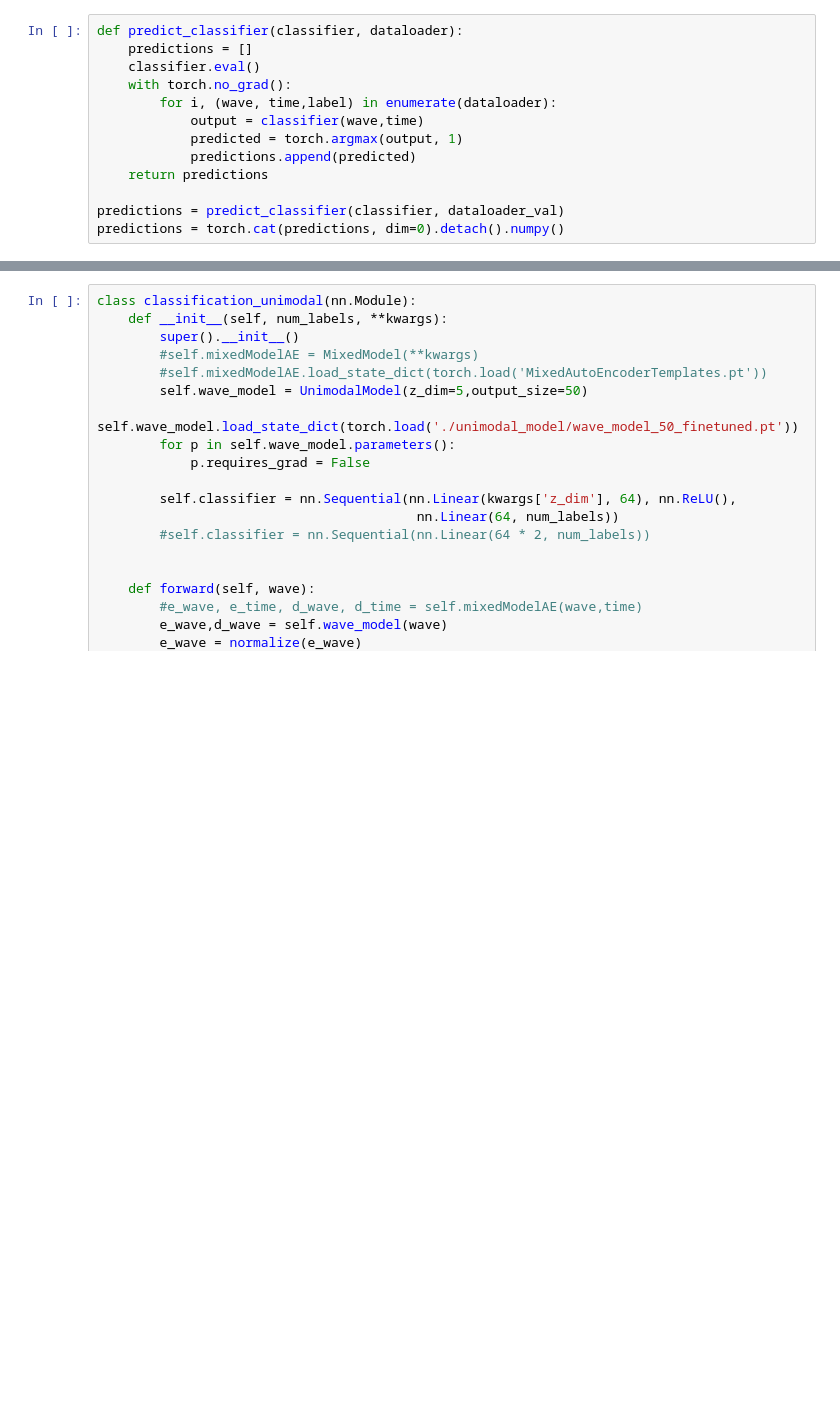
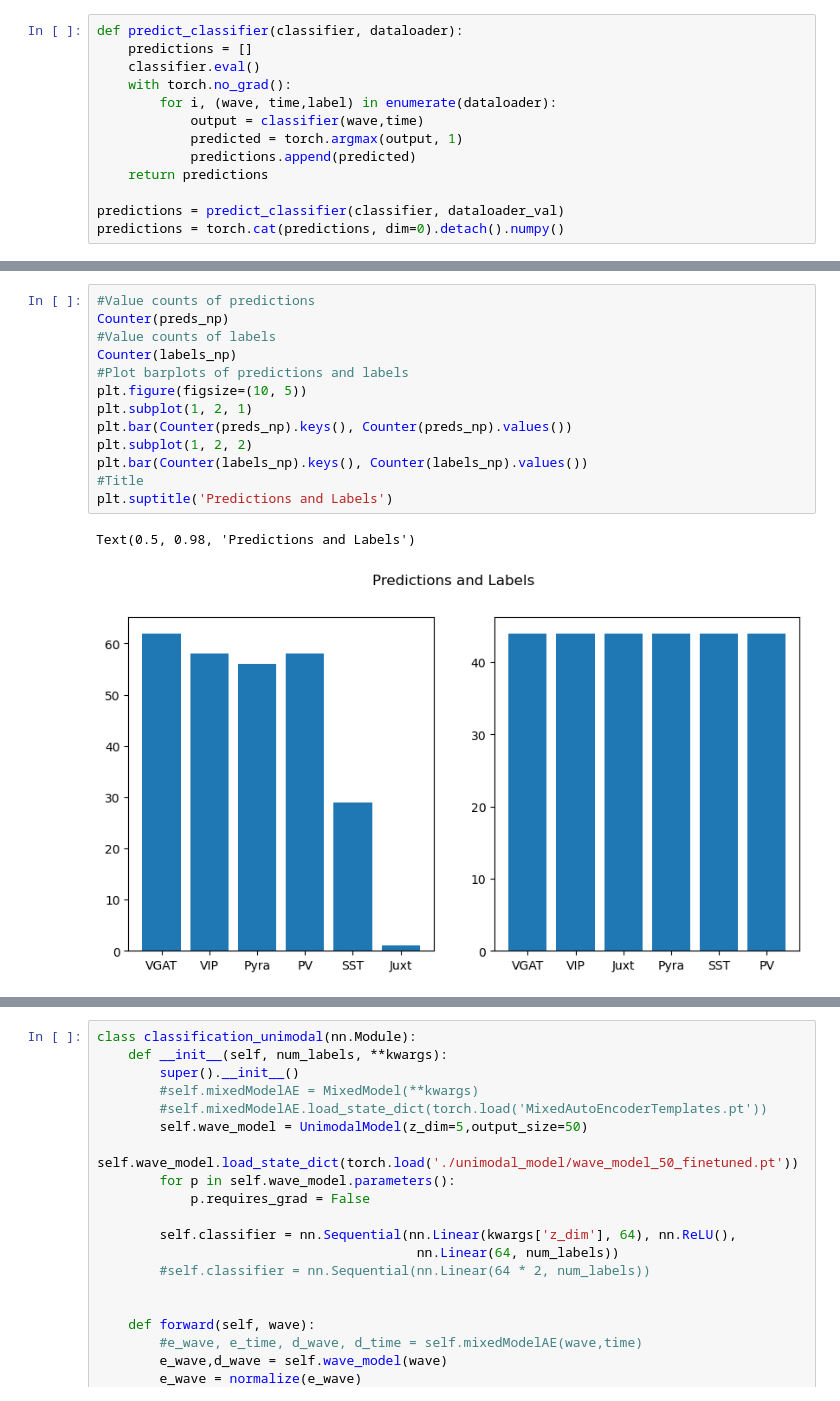
Before and after one commit to JesusGF1/1d-constrastive-autoencoder, a Jupyter notebook: multimodal_classifier_neuropixel.ipynb, the cells around one changed output, grey strips where cells are left out. Cells and saved outputs as stored; diff of their text form; blank space fills up the shorter version.

```diff
--- a/multimodal_classifier_neuropixel.ipynb
+++ b/multimodal_classifier_neuropixel.ipynb
@@ -609 +640,17 @@ array([3, 4, 2, 5, 0, 6, 1, 3, 4, 2, 5, 0, 6, 1, 3, 4, 2, 5, 0, 6, 1, 3,
+# %%
+#Value counts of predictions
+Counter(preds_np)
+#Value counts of labels
+Counter(labels_np)
+#Plot barplots of predictions and labels
+plt.figure(figsize=(10, 5))
+plt.subplot(1, 2, 1)
+plt.bar(Counter(preds_np).keys(), Counter(preds_np).values())
+plt.subplot(1, 2, 2)
+plt.bar(Counter(labels_np).keys(), Counter(labels_np).values())
+#Title
+plt.suptitle('Predictions and Labels')
+# %% [output]
+Text(0.5, 0.98, 'Predictions and Labels')
+[figure, added]
 # %%
```
Also changed, not shown: parts of 13 cells of this notebook, 19 other files.
